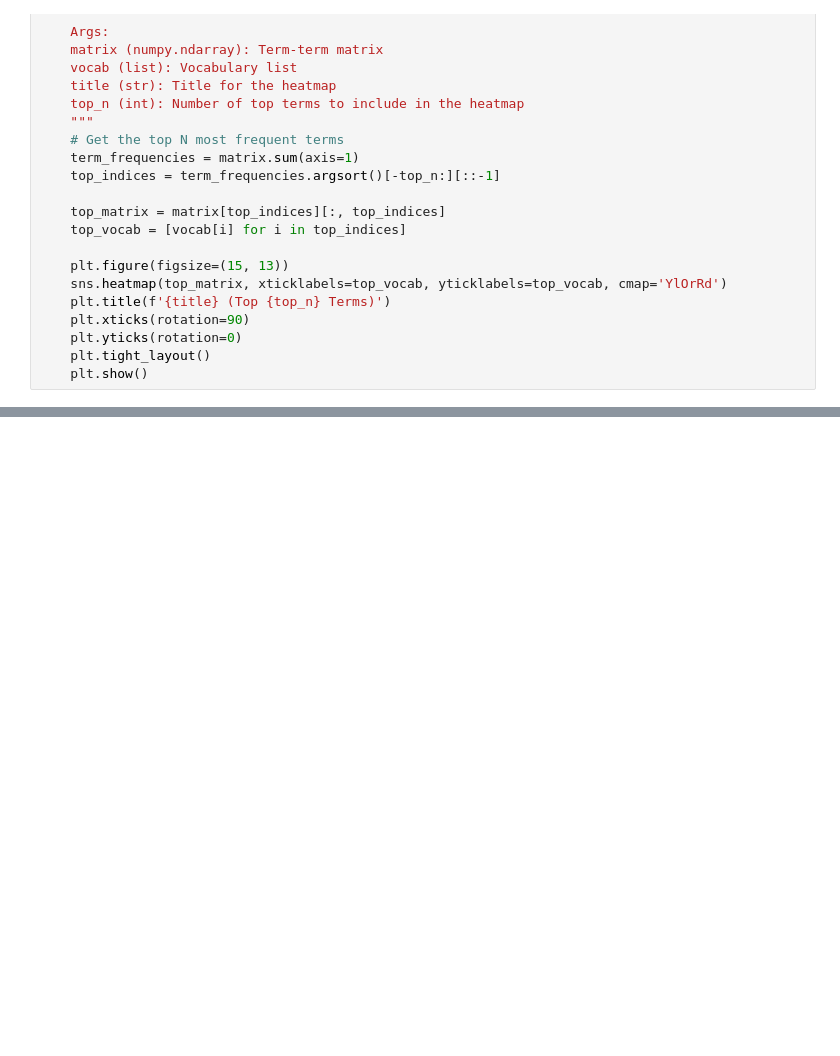
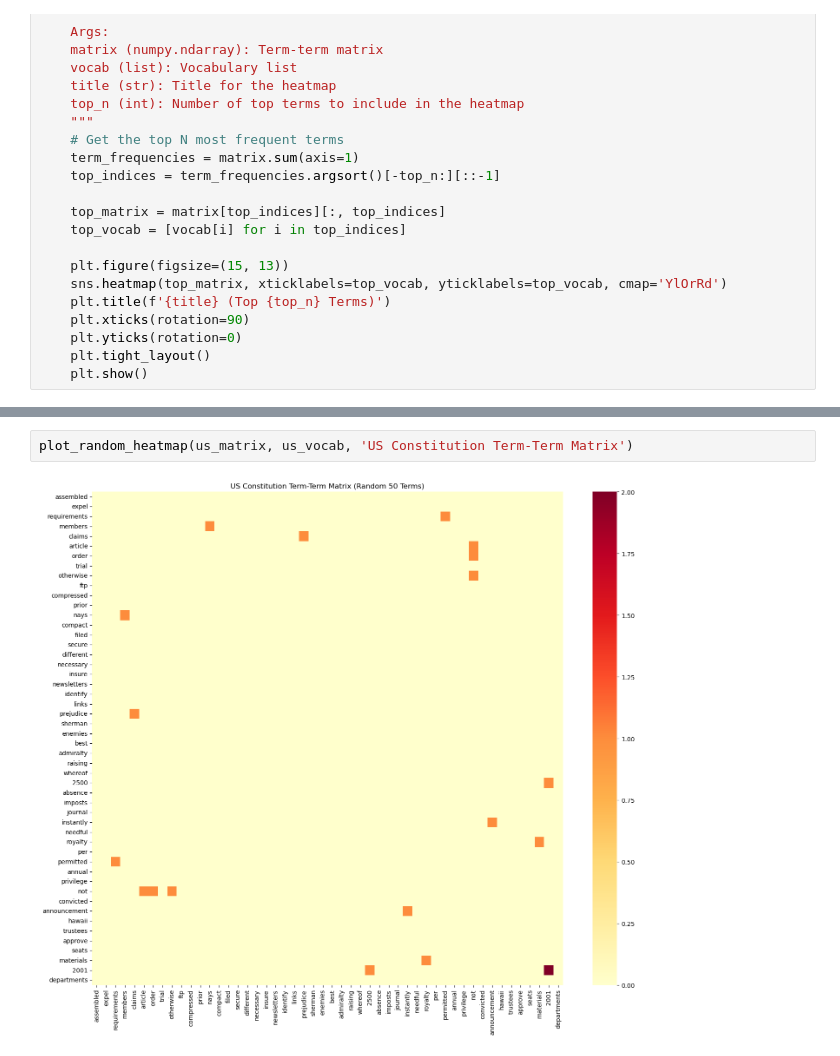
Before and after one commit to joaoppadua/constitution_tokenizer, a Jupyter notebook: code/term-term.ipynb, the cells around one changed output, grey strips where cells are left out. Saved outputs shown, nothing was run; the diff lists cells and outputs as text; blank space fills up the shorter version.

```diff
--- a/code/term-term.ipynb
+++ b/code/term-term.ipynb
@@ -95,0 +154,4 @@ plot_heatmap(us_matrix, us_vocab, 'US Constitution Term-Term Matrix')
+# %%
+plot_random_heatmap(us_matrix, us_vocab, 'US Constitution Term-Term Matrix')
+# %% [output]
+[figure, added]
```
Also changed, not shown: parts of 14 cells of this notebook.
